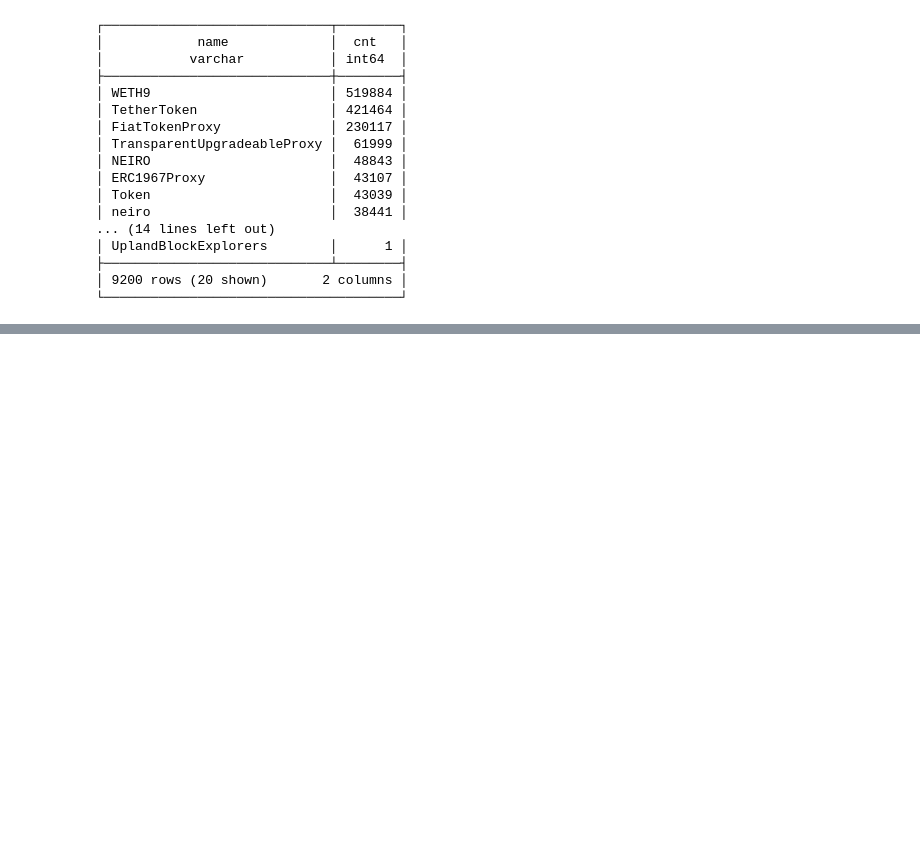
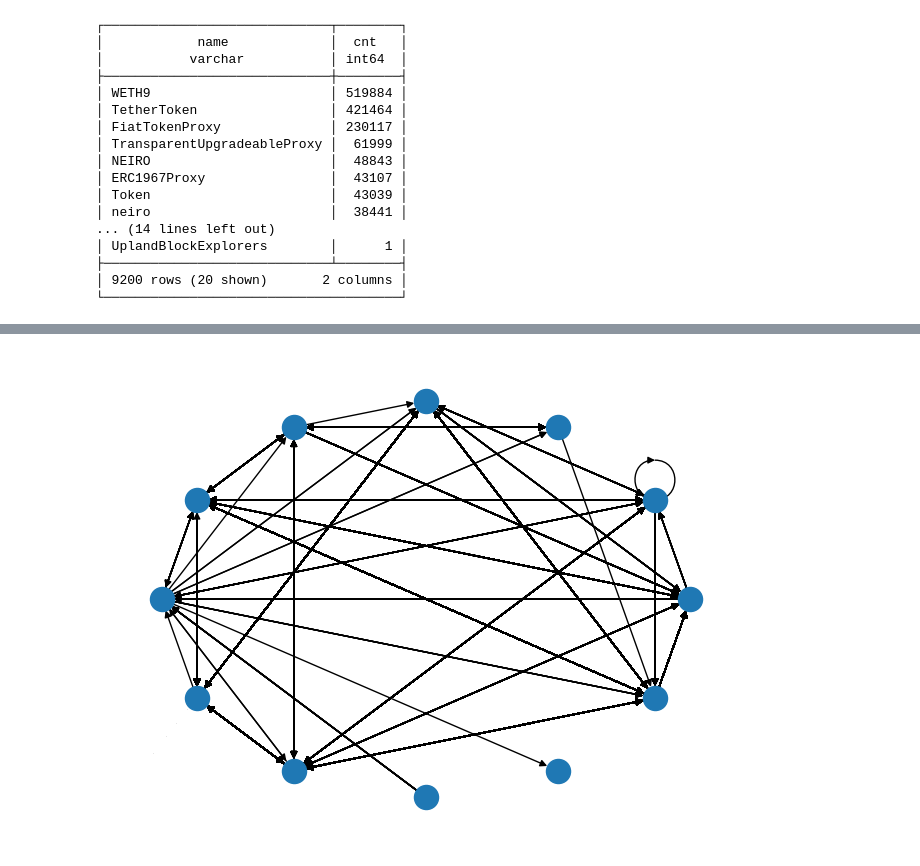
Before and after one commit to npoluyaktov/remote_jupyter, a Jupyter notebook: data/eth_graph.ipynb, the cells around one changed output, grey strips where cells are left out. Drawn from its saved outputs; the diff is of its cells as text; code cells hidden in the pictures; blank space fills up the shorter version.

```diff
--- a/data/eth_graph.ipynb
+++ b/data/eth_graph.ipynb
@@ -179,0 +281,11 @@ plt.hist([x for x in weights if x > 0.1])
+# %%
+sub_g = diG.subgraph(list(nbs))
+# %%
+pos=nx.circular_layout(sub_g)
+labeldict = {}
+for n, d in sub_g.nodes(data=True):
+    labeldict[n] = n
+# %%
+nx.draw(sub_g, pos)
+# %% [output]
+[figure, added]
```
Also changed, not shown: parts of 40 cells of this notebook, 1 other file.
